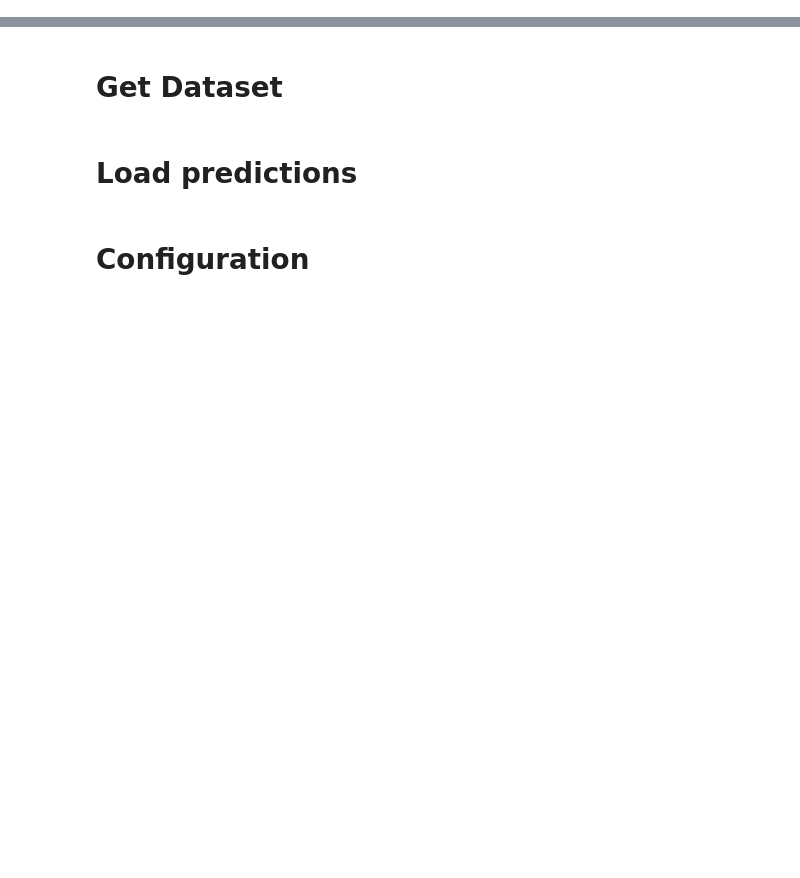
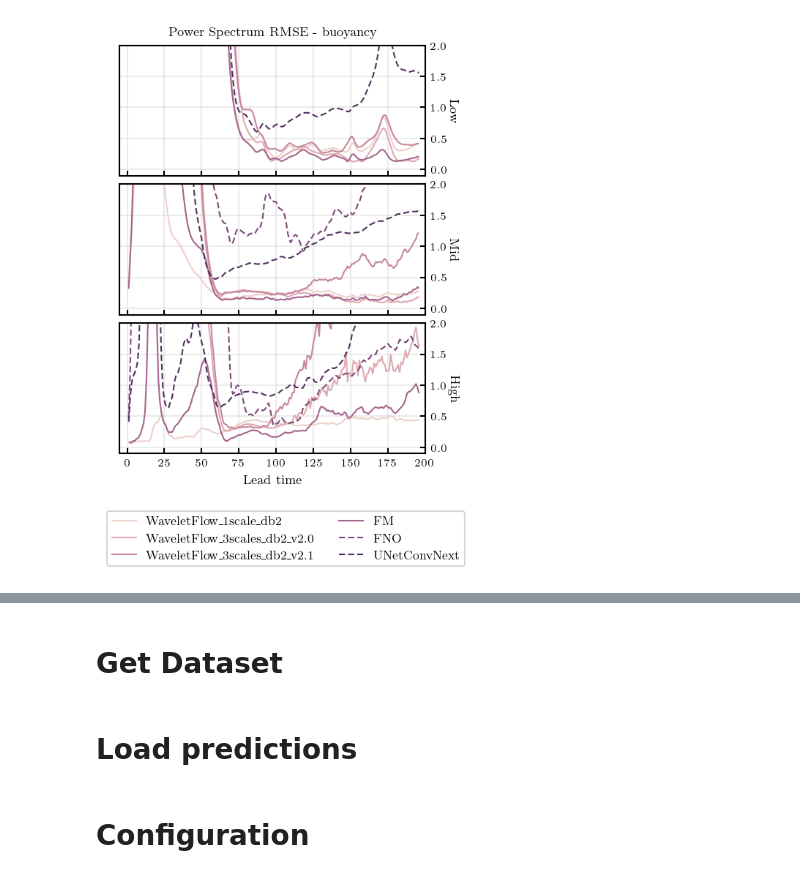
Before and after one commit to gabrieleaccarino/wavelet_flow_matching, a Jupyter notebook: notebooks/rollout_evaluation_rayleigh_benard.ipynb, the cells around one changed output, grey strips where cells are left out. Cells and saved outputs as stored; diff of their text form; code cells hidden in the pictures; blank space fills up the shorter version.

```diff
--- a/notebooks/rollout_evaluation_rayleigh_benard.ipynb
+++ b/notebooks/rollout_evaluation_rayleigh_benard.ipynb
@@ -43,0 +202,10 @@ device = torch.device("mps" if torch.backends.mps.is_available() else "cpu")
+# %%
+stats_df['time'] = stats_df['time'] + 1 # so that the first rollout step is 1 and not 0
+stats_df['step'] = stats_df['step'] + 1
+stats_df["horizon"] = stats_df["time"].apply(horizon)
+stats_df["model_type"] = stats_df["model"].apply(model_type)
+
+psd_df['time'] = psd_df['time'] + 1 # so that the first rollout step is 1 and not 0
+psd_df['step'] = psd_df['step'] + 1
+psd_df["horizon"] = psd_df["time"].apply(horizon)
+psd_df["model_type"] = psd_df["model"].apply(model_type)
@@ -43,0 +416,83 @@ device = torch.device("mps" if torch.backends.mps.is_available() else "cpu")
+# %%
+#field = 'buoyancy'
+#velocities = ['velocity_x', 'velocity_y']
+#table = stats_df[stats_df['field'] == field]
+#table = stats_df[stats_df['field'].isin(velocities)]
+#table = stats_df[stats_df['traj'] == 5].copy()
+table = stats_df.copy()
+
+table['rmse_p_high_smooth'] = (
+    table.groupby(['model', 'traj', 'field'])['rmse_p_high']
+    .transform(lambda x: x.rolling(5, min_periods=1, center=True).mean())
+)
+
+fig, axs = plt.subplot_mosaic(
+    [[0], [1], [2]],
+    figsize=(3.2, 4.8),
+    sharex=True,
+    sharey=False,
+)
+
+dashes = {"generative": (1, 0), "deterministic": (4, 2)}
+
+# Build a model → model_type lookup once
+model_type_map = (
+    table[["model", "model_type"]]
+    .drop_duplicates()
+    .set_index("model")["model_type"]
+    .to_dict()
+)
+
+for i, band in enumerate(["Low", "Mid", "High"]):
+    ax = sns.lineplot(
+        table,
+        x="time",
+        y=f"rmse_p_{band.lower()}",
+        hue="model",
+        style="model_type",
+        dashes=dashes,
+        estimator=aggregate,
+        errorbar=None,
+        palette=palette,
+        ax=axs[i],
+    )
+    ax.grid(alpha=0.3)
+    ax.set_xlabel("Lead time" if i == 2 else "")
+    ax.set_xlim(-5, 200)
+    ax.set_ylabel(band)
+    ax.set_ylim(-0.1, 2.0)
+    ax.tick_params(direction="in")
+    ax.yaxis.set_label_position("right")
+    ax.yaxis.label.set(rotation=-90, va="center")
+    ax.yaxis.tick_right()
+    if i == 0:
+        ax.set_title(f"Power Spectrum RMSE - {field}")
+
+    handles, labels = ax.get_legend_handles_labels()
+    ax.get_legend().remove()
+
+# ── Remove seaborn section headers ───────────────────────────────────────────
+clean = [
+    (h, l) for h, l in zip(handles, labels)
+    if l not in ("model_type", "generative", "deterministic", "model")
+]
+handles_clean, labels_clean = zip(*clean)
+
+# ── Fix legend handle linestyles to match the plot dashes ────────────────────
+for handle, label in zip(handles_clean, labels_clean):
+    mtype = model_type_map.get(label)
+    if mtype is not None:
+        dash_pattern = dashes.get(mtype, (1, 0))
+        handle.set_linestyle((0, dash_pattern) if dash_pattern != (1, 0) else "-")
+
+fig.align_labels()
+fig.tight_layout(pad=0.33)
+fig.subplots_adjust(bottom=0.18)
+fig.legend(
+    handles_clean, labels_clean,
+    loc="lower center", ncol=2, fontsize=8, bbox_to_anchor=(0.49, -0.045),
+)
+#plt.savefig(f"{PROJECT_ROOT}/experiments/{well_dataset_name}/figures/psd_rmse_turbulent_radiative_layer_2D.png", dpi=300, bbox_inches='tight') #transparent=True)
+plt.show()
+# %% [output]
+[figure, added]
```
Also changed, not shown: parts of 37 cells of this notebook, 8 other files.
